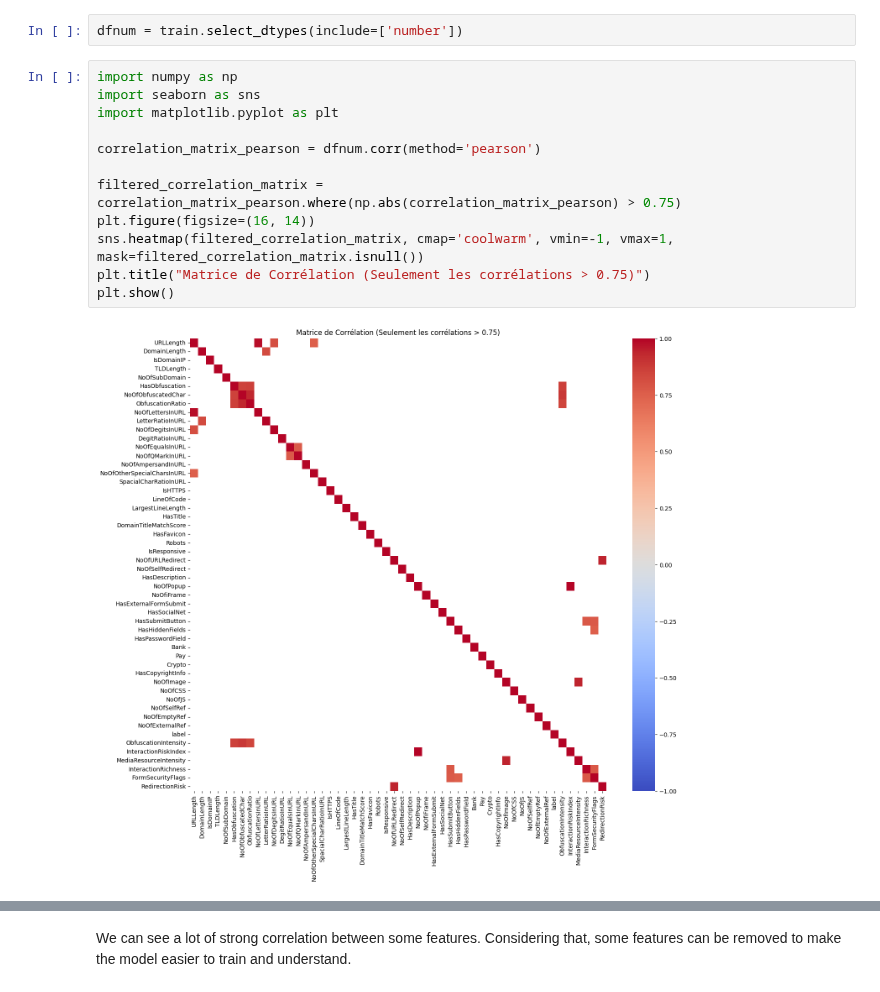
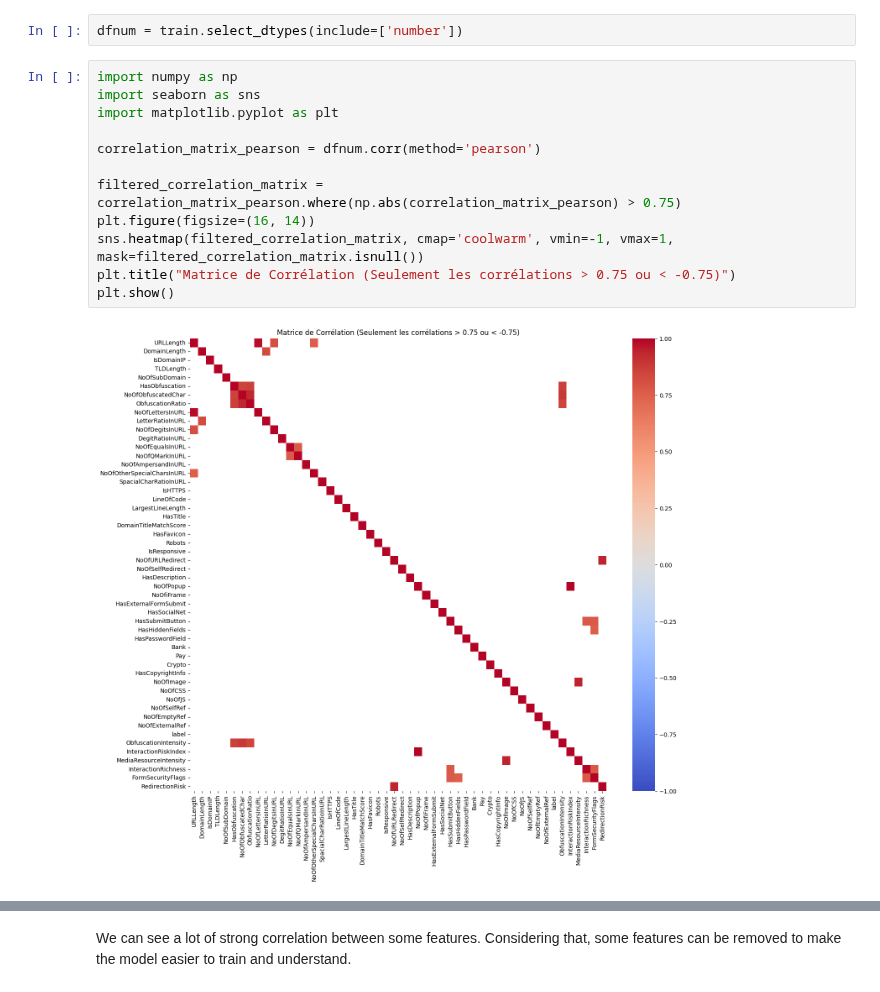
Before and after one commit to mathildadmbl/challenge2, a Jupyter notebook: challenge_2.ipynb, the cells around one changed output, grey strips where cells are left out. Drawn from its saved outputs; the diff is of its cells as text.

```diff
--- a/challenge_2.ipynb
+++ b/challenge_2.ipynb
@@ -162,17 +162,17 @@ dfnum = train.select_dtypes(include=['number'])
 # %%
 import numpy as np
 import seaborn as sns
 import matplotlib.pyplot as plt
 
 correlation_matrix_pearson = dfnum.corr(method='pearson')
 
 filtered_correlation_matrix = correlation_matrix_pearson.where(np.abs(correlation_matrix_pearson) > 0.75)
 plt.figure(figsize=(16, 14))
 sns.heatmap(filtered_correlation_matrix, cmap='coolwarm', vmin=-1, vmax=1, mask=filtered_correlation_matrix.isnull())
-plt.title("Matrice de Corrélation (Seulement les corrélations > 0.75)")
+plt.title("Matrice de Corrélation (Seulement les corrélations > 0.75 ou < -0.75)")
 plt.show()
 # %% [output]
-[figure, old version]
+[figure, new version]
 # %%
 correlation_matrix_spearman = dfnum.corr(method='spearman')
 
```
Also changed, not shown: parts of 2 cells of this notebook.
